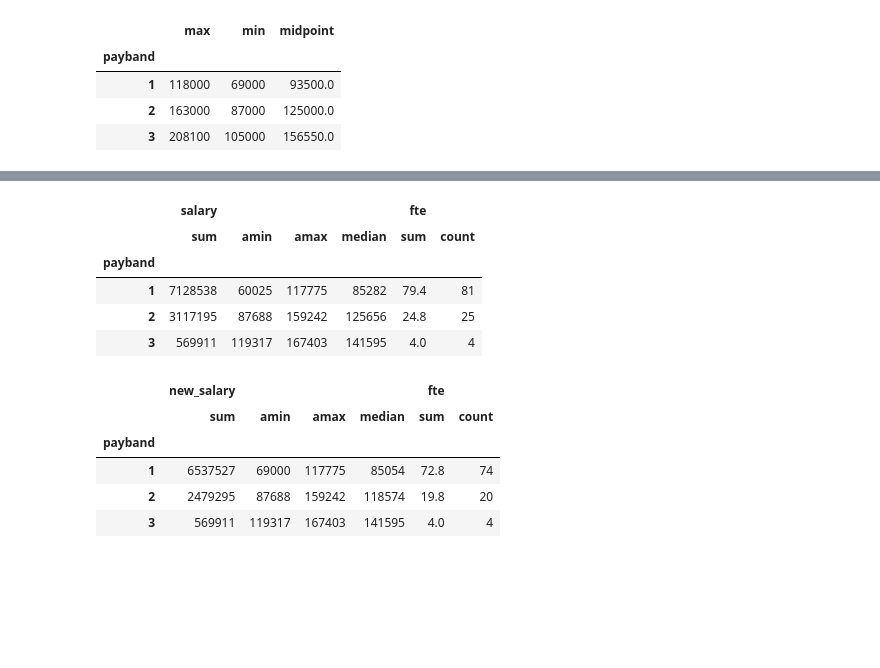
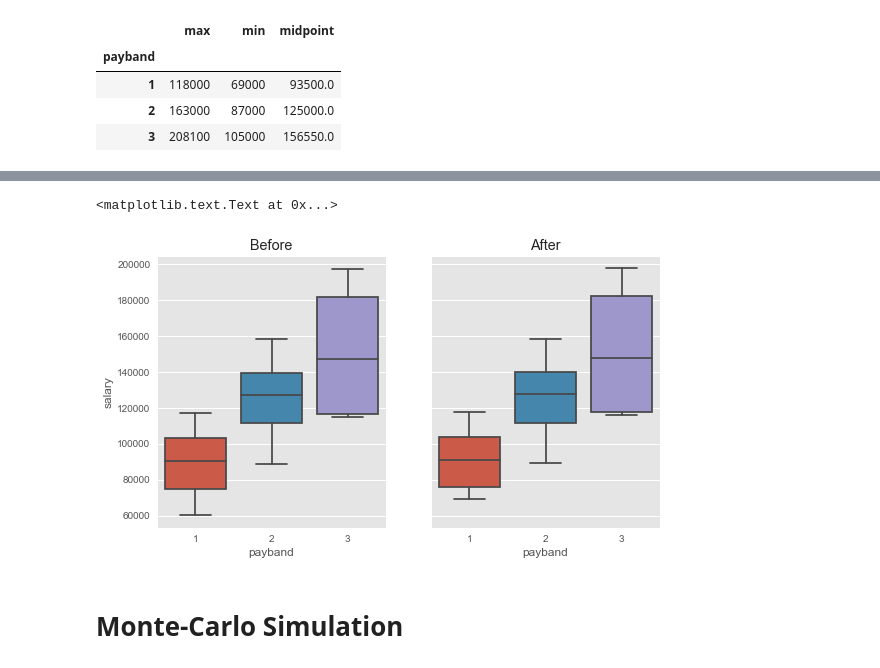
Before and after one commit to jo-tez/notebooks, a Jupyter notebook: Random_numbers.ipynb, the cells around one changed output, grey strips where cells are left out. Cells and saved outputs as stored; diff of their text form; code cells hidden in the pictures; blank space fills up the shorter version.

```diff
--- a/Random_numbers.ipynb
+++ b/Random_numbers.ipynb
@@ -174,0 +236,4 @@ uplift_df[:5]
+# %%
+# Fill N/A's with 0 to enable totals
+award_df.fillna(value=0, inplace=True)
+award_df['new_salary'] = award_df['salary'] + award_df['pay_award'] + award_df['uplift']
@@ -190,20 +248,12 @@ sns.boxplot(x='payband', y='salary', data=uplift_df)
-# %%
-df.groupby(['payband'])['salary','fte'].aggregate({'salary': [np.sum, np.min, np.max, np.median],
-                                                                   'fte': [np.sum, 'count']})
-# %% [output]
-|  | salary |  |  |  | fte |  |
-|  | sum | amin | amax | median | sum | count |
-| payband |  |  |  |  |  |  |
-| 1 | 7128538 | 60025 | 117775 | 85282 | 79.4 | 81 |
-| 2 | 3117195 | 87688 | 159242 | 125656 | 24.8 | 25 |
-| 3 | 569911 | 119317 | 167403 | 141595 | 4.0 | 4 |
-# %%
-uplift_df.groupby(['payband'])['new_salary','fte'].aggregate({'new_salary': [np.sum, np.min, np.max, np.median],
-                                                                   'fte': [np.sum, 'count']})
-# %% [output]
-|  | new_salary |  |  |  | fte |  |
-|  | sum | amin | amax | median | sum | count |
-| payband |  |  |  |  |  |  |
-| 1 | 6537527 | 69000 | 117775 | 85054 | 72.8 | 74 |
-| 2 | 2479295 | 87688 | 159242 | 118574 | 19.8 | 20 |
-| 3 | 569911 | 119317 | 167403 | 141595 | 4.0 | 4 |
+# %%
+f, (ax1, ax2) = plt.subplots(1, 2, sharex='all', sharey='all', figsize=(9,5))
+sns.boxplot(x='payband', y='salary', data=df, ax=ax1)
+ax1.set_title('Before')
+sns.boxplot(x='payband', y='new_salary', data=award_df, ax=ax2)
+ax2.set_title('After')
+ax2.set_ylabel('')
+# %% [output]
+<matplotlib.text.Text at 0x...>
+[figure, added]
+# %% [markdown]
+# Monte-Carlo Simulation
```
Also changed, not shown: parts of 38 cells of this notebook.
